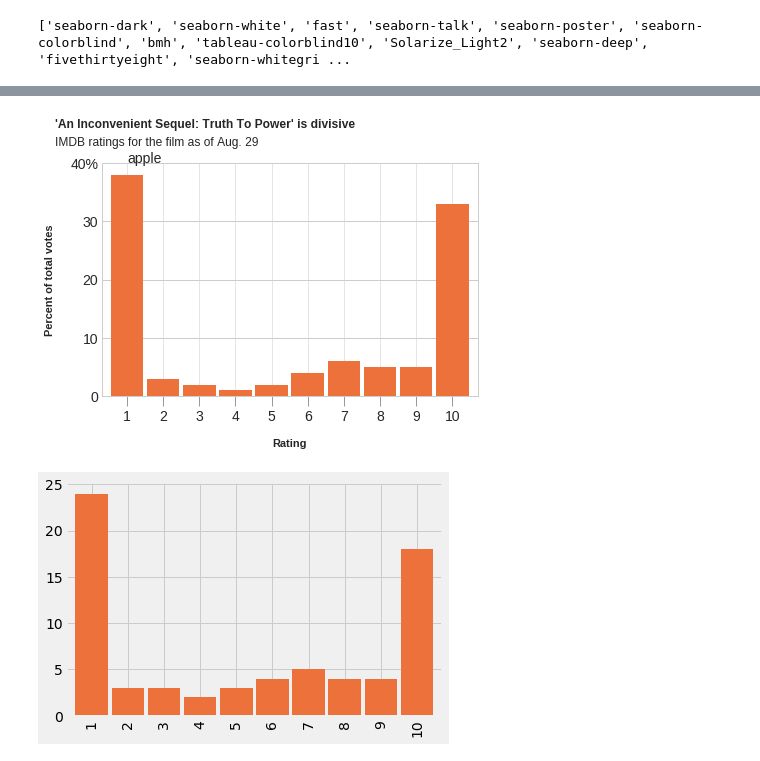
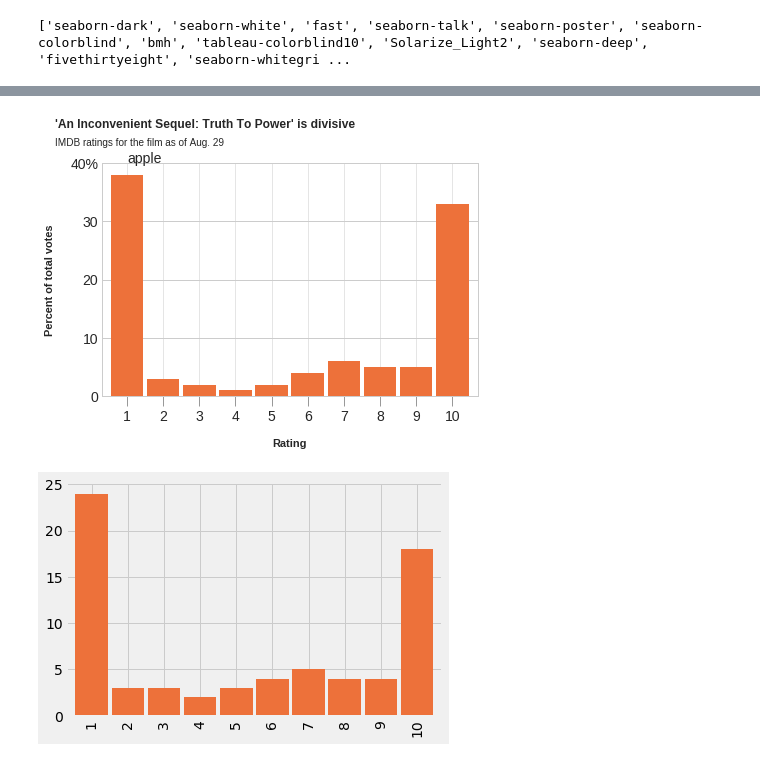
Before and after one commit to HeyLaxmi/DS-Unit-1-Sprint-1-Dealing-With-Data, a Jupyter notebook: Copy_of_LS_DS_123_Make_Explanatory_Visualizations.ipynb, the cells around one changed output, grey strips where cells are left out. Drawn from its saved outputs; the diff is of its cells as text; code cells hidden in the pictures.

```diff
--- a/Copy_of_LS_DS_123_Make_Explanatory_Visualizations.ipynb
+++ b/Copy_of_LS_DS_123_Make_Explanatory_Visualizations.ipynb
@@ -341,30 +341,30 @@ display(example)
 # %%
 # background color
 plt.style.use('seaborn-whitegrid')
 plt.tick_params(axis='x', length=10, grid_linewidth=0.5, color='gray')
 
 fake = pd.Series([38, 3, 2, 1, 2, 4, 6, 5, 5, 33],
                  index=range(1,11))
 
 #bar chart color
 ax = fake.plot.bar(color='#ED713A', width=0.9)
 
 
 ax.text(s ='apple', y=40, x=0)
 ax.set_xticklabels(range(1,11), rotation=0)
 ax.set_yticks(range(0,50,10))
 ax.set_yticklabels(range(0,50,10))
 
 # Percent at 40
 plt.yticks((range(0,50,10)),('0', '10', '20', '30', '40%'))
 
 plt.ylabel(ylabel='Percent of total votes', fontsize=11, fontweight='bold', labelpad=15);
 plt.xlabel(xlabel='Rating', fontsize=11, fontweight='bold', labelpad=15);
 
 ax.text(x=-2, y=46, s="'An Inconvenient Sequel: Truth To Power' is divisive", fontweight="bold", fontsize='12')
-ax.text(x=-2, y=43, s="IMDB ratings for the film as of Aug. 29", fontsize=12);
+ax.text(x=-2, y=43, s="IMDB ratings for the film as of Aug. 29", fontsize=10);
 # %% [output]
-[figure, old version]
+[figure, new version]
 # %%
 fake = pd.Series([38, 3, 2, 1, 2, 4, 6, 5, 5, 33],
                  index=range(1,11))
```
Also changed, not shown: parts of 4 cells of this notebook.
